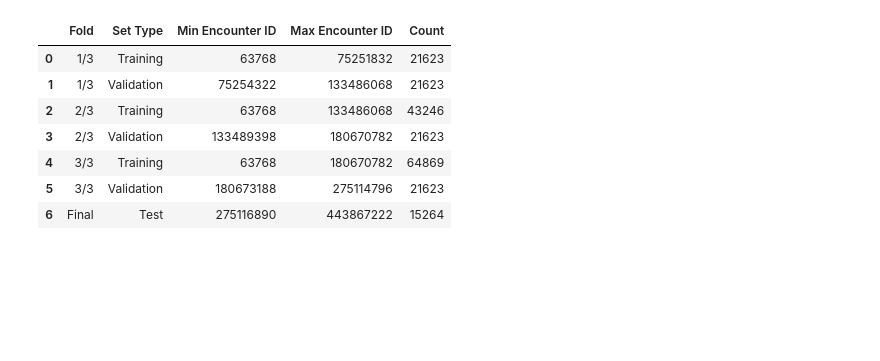
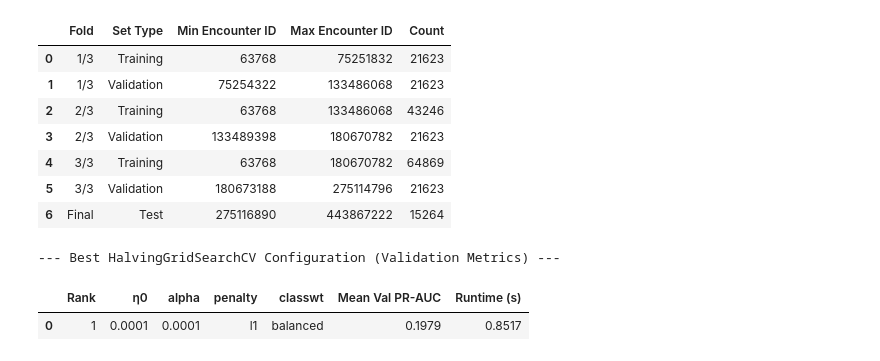
Before and after one commit to potgieterphiline/MBDS, a Jupyter notebook: HW_Assignment_1_Philine_Potgieter.ipynb, the cells around one changed output. Cells and saved outputs as stored; diff of their text form; code cells hidden in the pictures; blank space fills up the shorter version.

```diff
--- a/HW_Assignment_1_Philine_Potgieter.ipynb
+++ b/HW_Assignment_1_Philine_Potgieter.ipynb
@@ -2314,3 +2312,40 @@ display(ranges_df)
 | 4 | 3/3 | Training | 63768 | 180670782 | 64869 |
 | 5 | 3/3 | Validation | 180673188 | 275114796 | 21623 |
 | 6 | Final | Test | 275116890 | 443867222 | 15264 |
+# %%
+# Extract best hyperparameters and score from HalvingGridSearchCV results
+best_eta0_hgs = halving_grid_search.best_params_['sgdclassifier__eta0']
+best_alpha_hgs = halving_grid_search.best_params_['sgdclassifier__alpha']
+best_penalty_hgs = halving_grid_search.best_params_['sgdclassifier__penalty']
+best_class_weight_hgs = halving_grid_search.best_params_['sgdclassifier__class_weight']
+best_mean_val_pr_auc_hgs = halving_grid_search.best_score_
+
+# Get the runtime of the best estimator from the cv_results_
+# Find the row corresponding to the best parameters
+best_params_row = results_df_halving[
+    (results_df_halving['param_sgdclassifier__eta0'] == best_eta0_hgs) &
+    (results_df_halving['param_sgdclassifier__alpha'] == best_alpha_hgs) &
+    (results_df_halving['param_sgdclassifier__penalty'] == best_penalty_hgs) &
+    (results_df_halving['param_sgdclassifier__class_weight'].astype(str) == str(best_class_weight_hgs))
+].sort_values(by='n_resources', ascending=False).iloc[0]
+
+best_hgs_model_runtime = best_params_row['mean_fit_time']
+
+
+# Create a DataFrame for the best HGS configuration
+hgs_best_config_df = pd.DataFrame({
+    'Rank': [1],
+    'η0': [best_eta0_hgs],
+    'alpha': [best_alpha_hgs],
+    'penalty': [best_penalty_hgs],
+    'classwt': [best_class_weight_hgs],
+    'Mean Val PR-AUC': [best_mean_val_pr_auc_hgs],
+    'Runtime (s)': [best_hgs_model_runtime]
+})
+
+print("--- Best HalvingGridSearchCV Configuration (Validation Metrics) ---")
+display(hgs_best_config_df.round(4))
+# %% [output]
+--- Best HalvingGridSearchCV Configuration (Validation Metrics) ---
+|  | Rank | η0 | alpha | penalty | classwt | Mean Val PR-AUC | Runtime (s) |
+| 0 | 1 | 0.0001 | 0.0001 | l1 | balanced | 0.1979 | 0.8517 |
```
Also changed, not shown: parts of 15 cells of this notebook.
